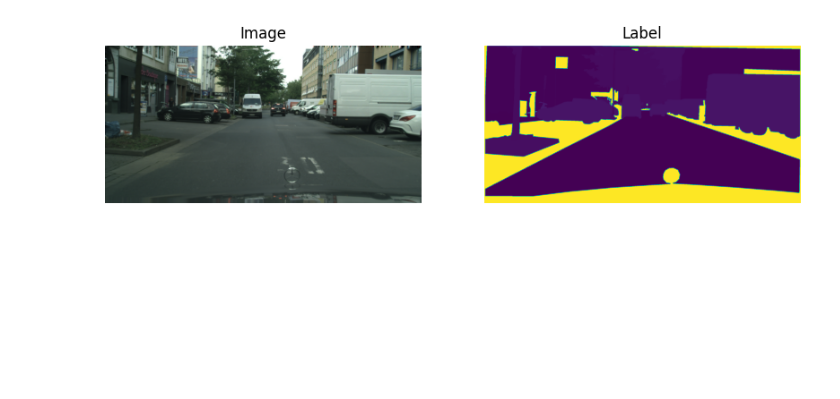
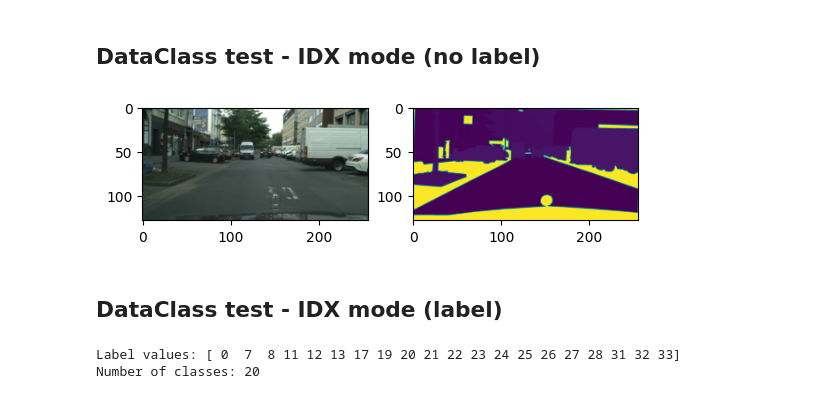
Before and after one commit to QuantDreamGit/SemanticSegmentation, a Jupyter notebook: datasets/cityscapes_test.ipynb, the cells around one changed output. Cells and saved outputs as stored; diff of their text form; code cells hidden in the pictures; blank space fills up the shorter version.

Commit message:
CityScapes class fixed

```diff
--- a/datasets/cityscapes_test.ipynb
+++ b/datasets/cityscapes_test.ipynb
@@ -51,24 +150,34 @@ class CityScapes(Dataset):
+# %% [markdown]
+## DataClass test - IDX mode (no label)
 # %%
 import matplotlib.pyplot as plt
 
 # Create the dataset
-dataset = CityScapes(root_dir="Cityspaces")
+dataset = CityScapes(root_dir="Cityspaces", mode='single', label_raw=True)
 # Get the first image and label
 image, label = dataset[0]
-# Convert PyTorch tensor to numpy array for plotting
-image = image.permute(1, 2, 0).numpy()
-label = label.squeeze().numpy()
 
 # Plot the image and label
-plt.figure(figsize=(10, 5))
 plt.subplot(1, 2, 1)
 plt.imshow(image)
-plt.title('Image')
-plt.axis('off')
 plt.subplot(1, 2, 2)
-plt.imshow(label, cmap='viridis')
-plt.title('Label')
-plt.axis('off')
+plt.imshow(label)
 plt.show()
 # %% [output]
-[figure, old version]
+[figure, new version]
+# %% [markdown]
+## DataClass test - IDX mode (label)
+# %%
+import torch
+
+# Create the dataset
+dataset = CityScapes(root_dir="Cityspaces", mode='single', label_raw=False)
+# Get the first image and label
+image, label = dataset[0]
+
+# Print the values present in the label image
+print(f"Label values: {torch.unique(label).numpy()}")
+print(f"Number of classes: {len(torch.unique(label))}")
+# %% [output]
+Label values: [ 0  7  8 11 12 13 17 19 20 21 22 23 24 25 26 27 28 31 32 33]
+Number of classes: 20
```
Also changed, not shown: parts of 5 cells of this notebook, 1 other file.
